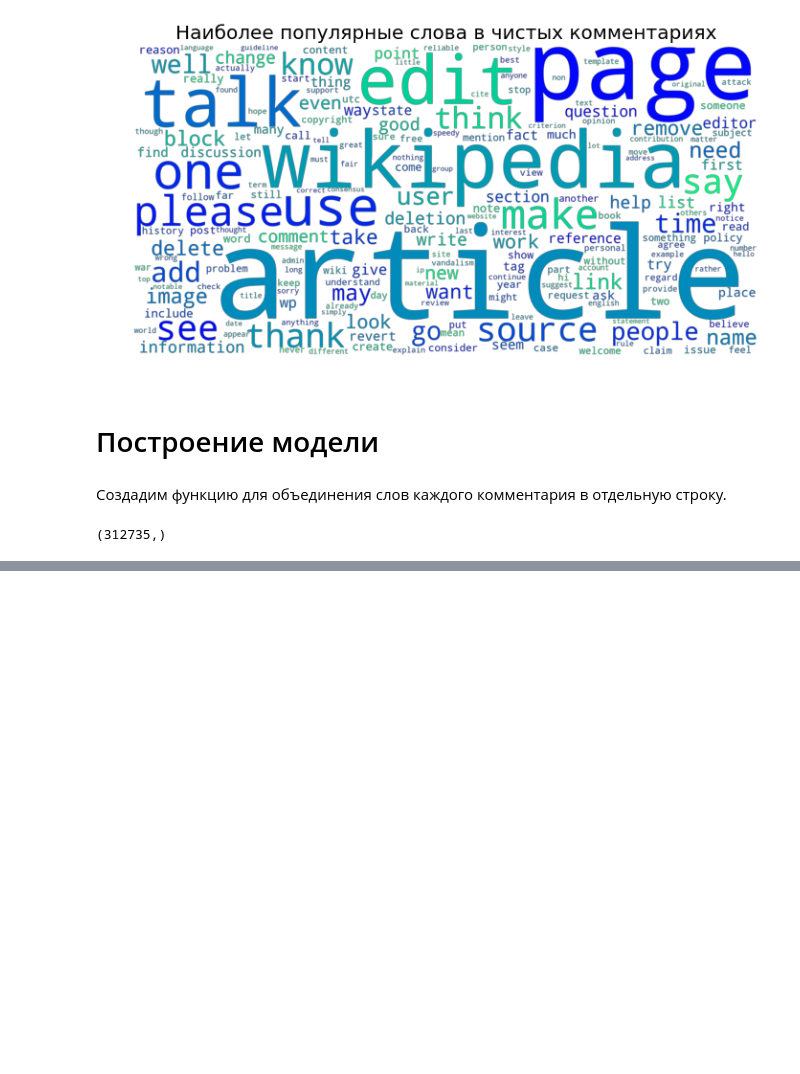
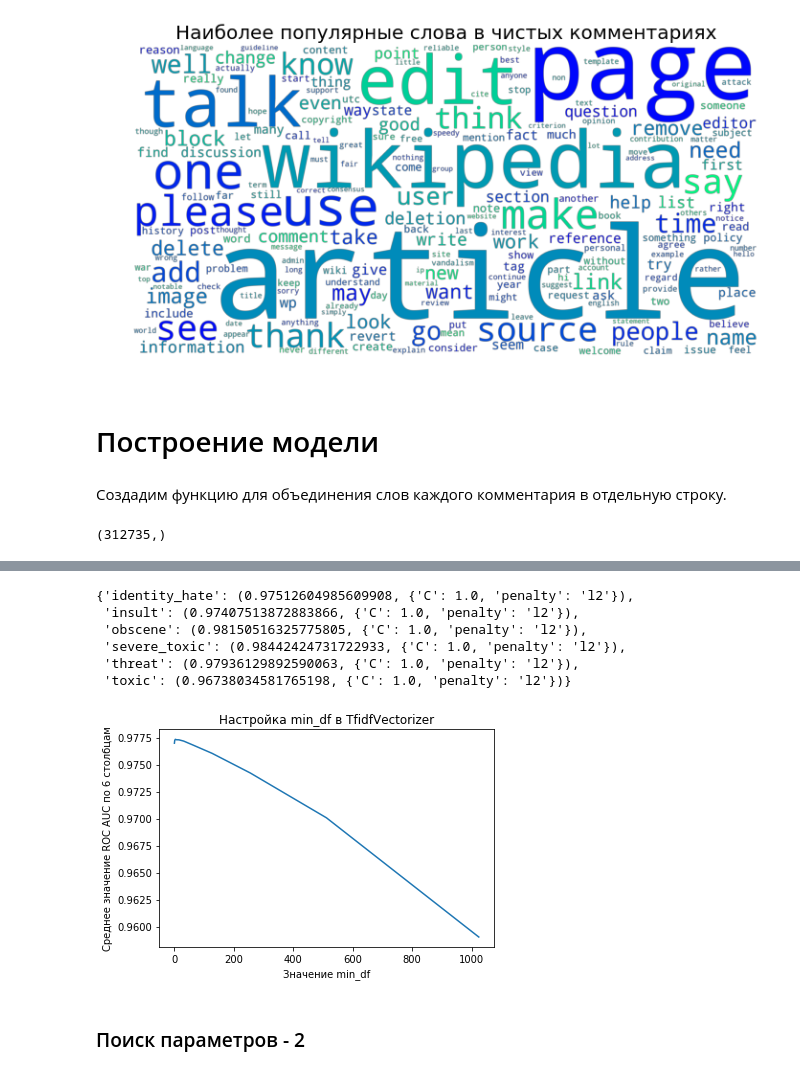
Before and after one commit to nikolaygurev/Toxic_comment_classification_challenge, a Jupyter notebook: toxic_comments.ipynb, the cells around one changed output, grey strips where cells are left out. Saved outputs shown, nothing was run; the diff lists cells and outputs as text; code cells hidden in the pictures; blank space fills up the shorter version.

Commit message:
Added parameters search, added class names translations, minor fixes

```diff
--- a/toxic_comments.ipynb
+++ b/toxic_comments.ipynb
@@ -462,0 +556,8 @@ all_comments.shape
+# %%
+def plot_min_df_tuning(params_score_dict):
+    scores = [np.mean([val[0] for val in value.values()]) for value in params_score_dict.values()]
+
+    fig, ax = plt.subplots(figsize=(6, 4))
+    ax.plot(params_score_dict.keys(), scores)
+    ax.set(title='Настройка min_df в TfidfVectorizer', xlabel='Значение min_df',
+                                           ylabel='Среднее значение ROC AUC по 6 столбцам')
@@ -462,0 +566,2 @@ all_comments.shape
+# %%
+params_score_dict = min_df_tuning([2 ** i for i in range(0, 11, 1)])
@@ -462,0 +580,15 @@ all_comments.shape
+# %%
+params_score_dict[1]
+# %% [output]
+{'identity_hate': (0.97512604985609908, {'C': 1.0, 'penalty': 'l2'}),
+ 'insult': (0.97407513872883866, {'C': 1.0, 'penalty': 'l2'}),
+ 'obscene': (0.98150516325775805, {'C': 1.0, 'penalty': 'l2'}),
+ 'severe_toxic': (0.98442424731722933, {'C': 1.0, 'penalty': 'l2'}),
+ 'threat': (0.97936129892590063, {'C': 1.0, 'penalty': 'l2'}),
+ 'toxic': (0.96738034581765198, {'C': 1.0, 'penalty': 'l2'})}
+# %%
+plot_min_df_tuning(params_score_dict)
+# %% [output]
+[figure, added]
+# %% [markdown]
+### Поиск параметров - 2
```
Also changed, not shown: parts of 35 cells of this notebook, 2 other files.
